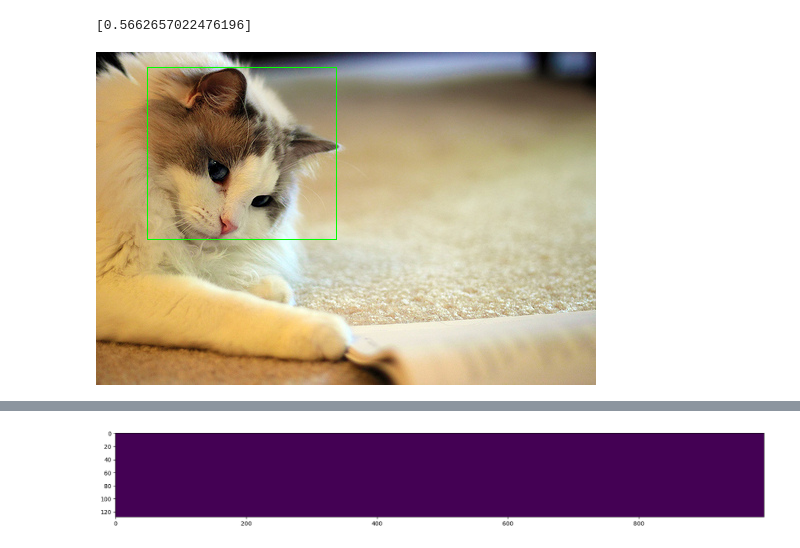
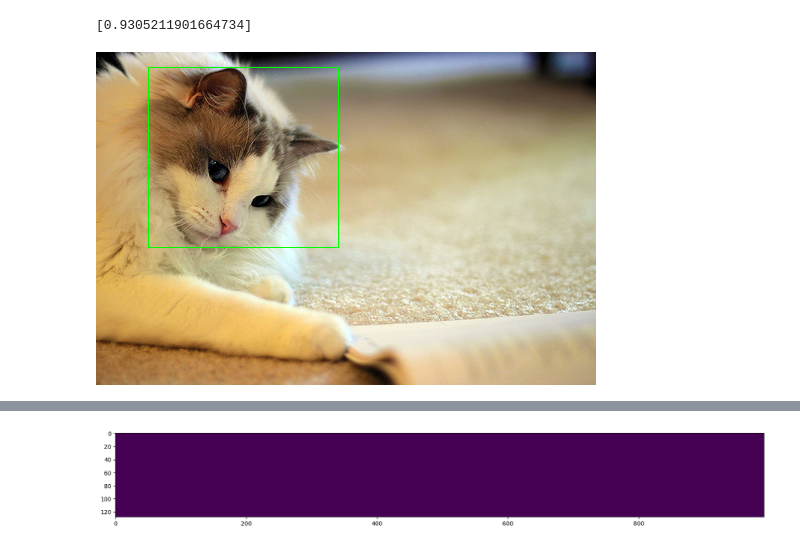
Before and after one commit to ndgnuh/megane, a Jupyter notebook: Infer.ipynb, the cells around one changed output, grey strips where cells are left out. Saved outputs shown, nothing was run; the diff lists cells and outputs as text; code cells hidden in the pictures.

```diff
--- a/Infer.ipynb
+++ b/Infer.ipynb
@@ -48,20 +48,20 @@ model = model.eval()
 # %%
 # image = Image.open(random.choice(images))
 image = Image.open("./dog-and-cat/Cats_Test196.png")
 image_np = prepare_input(image, 1024, 1024)
 image_ts = torch.tensor(image_np).unsqueeze(0)
 with torch.no_grad():
     rgs_maps, ctn_maps, cls_maps = model(image_ts)
     ctn_maps = [torch.sigmoid(c).numpy()[0] for c in ctn_maps]
     cls_maps = [torch.sigmoid(c).numpy()[0] for c in cls_maps]
     rgs_maps = [(r).numpy()[0] for r in rgs_maps]
 
-boxes, classes, scores = decode_fcos(rgs_maps, ctn_maps, cls_maps, min_score=0.5, nms_threshold=0.5)
+boxes, classes, scores = decode_fcos(rgs_maps, ctn_maps, cls_maps, min_score=0.5, nms_threshold=0.6)
 print(scores)
 visualize(image, boxes, classes)
 # %% [output]
-[0.5662657022476196]
+[0.9305211901664734]
-[figure, old version]
+[figure, new version]
 # %%
 visualize_feature_maps(cls_maps)
 # %% [output]
```
Also changed, not shown: parts of 3 cells of this notebook, 4 other files.
